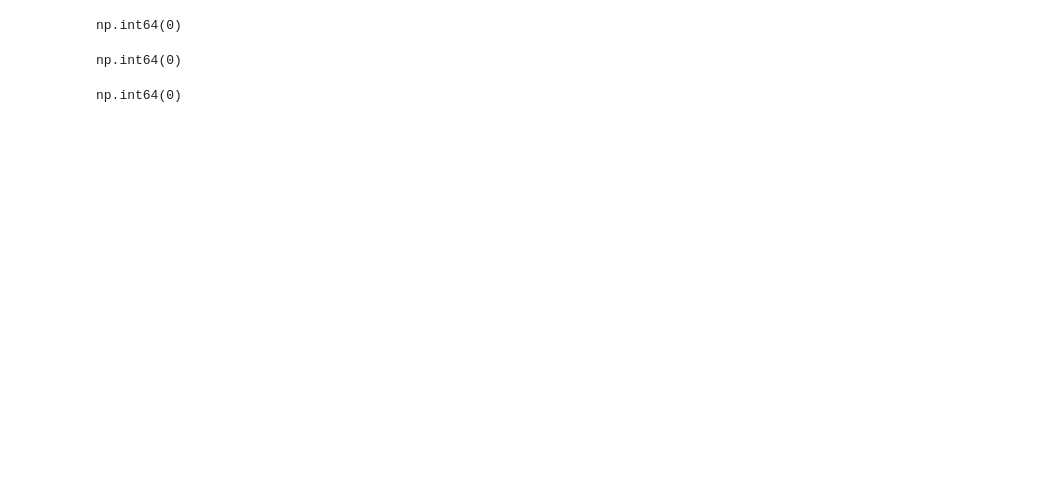
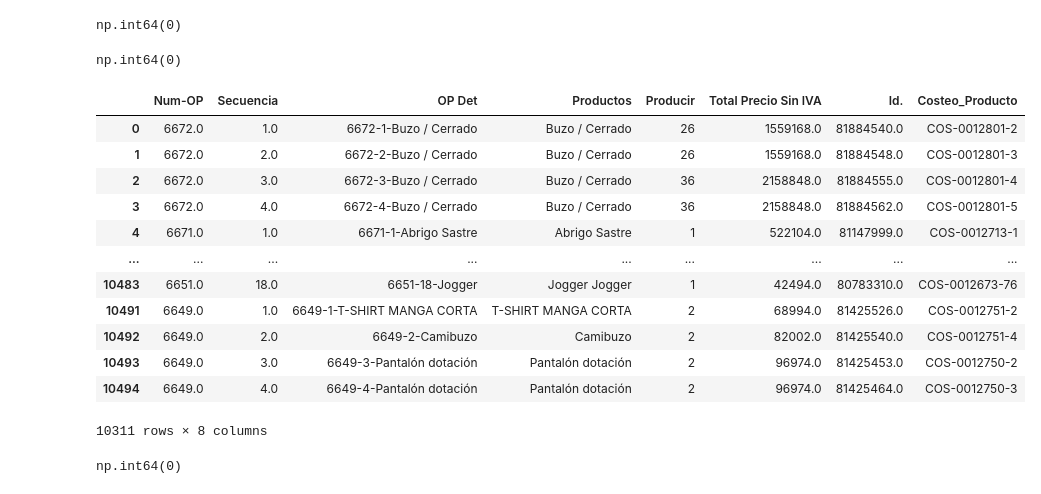
Before and after one commit to LalaSolarteW/Costo-mano-de-obra, a Jupyter notebook: data_cleaning_prov_y_clien.ipynb, the cells around one changed output. Saved outputs shown, nothing was run; the diff lists cells and outputs as text; code cells hidden in the pictures; blank space fills up the shorter version.

```diff
--- a/data_cleaning_prov_y_clien.ipynb
+++ b/data_cleaning_prov_y_clien.ipynb
@@ -156,6 +141,22 @@ df_op_det.drop(
     inplace=True,
 )
 df_op_det = df_op_det.rename(columns={'Id Costeo Producto' : 'Id.'})
+# %%
+df_op_det
+# %% [output]
+|  | Num-OP | Secuencia | OP Det | Productos | Producir | Total Precio Sin IVA | Id. | Costeo_Producto |
+| 0 | 6672.0 | 1.0 | 6672-1-Buzo / Cerrado | Buzo / Cerrado | 26 | 1559168.0 | 81884540.0 | COS-0012801-2 |
+| 1 | 6672.0 | 2.0 | 6672-2-Buzo / Cerrado | Buzo / Cerrado | 26 | 1559168.0 | 81884548.0 | COS-0012801-3 |
+| 2 | 6672.0 | 3.0 | 6672-3-Buzo / Cerrado | Buzo / Cerrado | 36 | 2158848.0 | 81884555.0 | COS-0012801-4 |
+| 3 | 6672.0 | 4.0 | 6672-4-Buzo / Cerrado | Buzo / Cerrado | 36 | 2158848.0 | 81884562.0 | COS-0012801-5 |
+| 4 | 6671.0 | 1.0 | 6671-1-Abrigo Sastre | Abrigo Sastre | 1 | 522104.0 | 81147999.0 | COS-0012713-1 |
+| ... | ... | ... | ... | ... | ... | ... | ... | ... |
+| 10483 | 6651.0 | 18.0 | 6651-18-Jogger | Jogger Jogger | 1 | 42494.0 | 80783310.0 | COS-0012673-76 |
+| 10491 | 6649.0 | 1.0 | 6649-1-T-SHIRT MANGA CORTA | T-SHIRT MANGA CORTA | 2 | 68994.0 | 81425526.0 | COS-0012751-2 |
+| 10492 | 6649.0 | 2.0 | 6649-2-Camibuzo | Camibuzo | 2 | 82002.0 | 81425540.0 | COS-0012751-4 |
+| 10493 | 6649.0 | 3.0 | 6649-3-Pantalón dotación | Pantalón dotación | 2 | 96974.0 | 81425453.0 | COS-0012750-2 |
+| 10494 | 6649.0 | 4.0 | 6649-4-Pantalón dotación | Pantalón dotación | 2 | 96974.0 | 81425464.0 | COS-0012750-3 |
+10311 rows × 8 columns
 # %%
 df_op_det = df_op_det.drop_duplicates()
 df_op_det.duplicated().sum()
```
Also changed, not shown: parts of 25 cells of this notebook, 5 other files.
